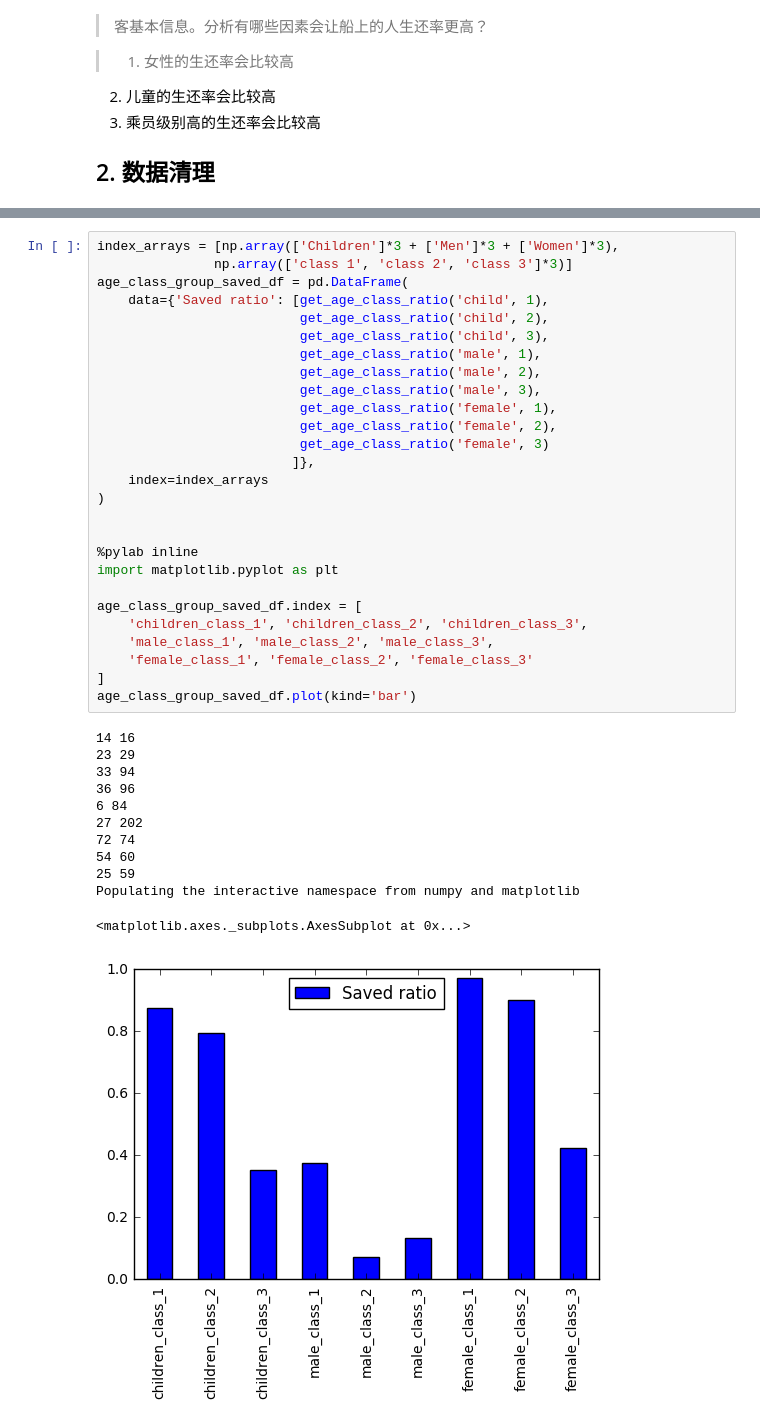
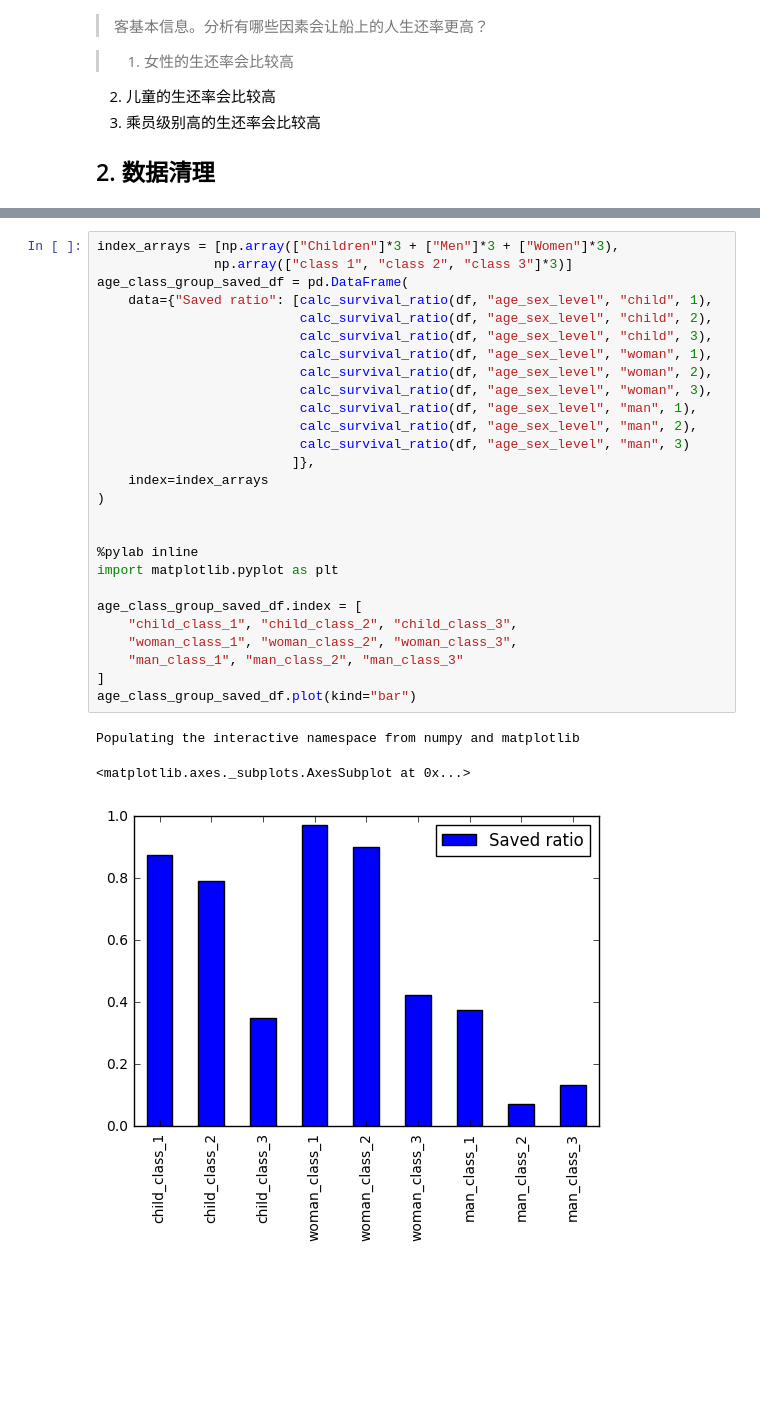
Before and after one commit to yummybian/data-analysis, a Jupyter notebook: P2/titanic_analysis.ipynb, the cells around one changed output, grey strips where cells are left out. Saved outputs shown, nothing was run; the diff lists cells and outputs as text; blank space fills up the shorter version.

```diff
--- a/P2/titanic_analysis.ipynb
+++ b/P2/titanic_analysis.ipynb
@@ -195,40 +191,31 @@ Populating the interactive namespace from numpy and matplotlib
 # %%
-index_arrays = [np.array(['Children']*3 + ['Men']*3 + ['Women']*3),
-               np.array(['class 1', 'class 2', 'class 3']*3)]
+index_arrays = [np.array(["Children"]*3 + ["Men"]*3 + ["Women"]*3),
+               np.array(["class 1", "class 2", "class 3"]*3)]
 age_class_group_saved_df = pd.DataFrame(
-    data={'Saved ratio': [get_age_class_ratio('child', 1),
-                          get_age_class_ratio('child', 2),
-                          get_age_class_ratio('child', 3),
-                          get_age_class_ratio('male', 1),
-                          get_age_class_ratio('male', 2),
-                          get_age_class_ratio('male', 3),
-                          get_age_class_ratio('female', 1),
-                          get_age_class_ratio('female', 2),
-                          get_age_class_ratio('female', 3)
+    data={"Saved ratio": [calc_survival_ratio(df, "age_sex_level", "child", 1),
+                          calc_survival_ratio(df, "age_sex_level", "child", 2),
+                          calc_survival_ratio(df, "age_sex_level", "child", 3),
+                          calc_survival_ratio(df, "age_sex_level", "woman", 1),
+                          calc_survival_ratio(df, "age_sex_level", "woman", 2),
+                          calc_survival_ratio(df, "age_sex_level", "woman", 3),
+                          calc_survival_ratio(df, "age_sex_level", "man", 1),
+                          calc_survival_ratio(df, "age_sex_level", "man", 2),
+                          calc_survival_ratio(df, "age_sex_level", "man", 3)
                          ]},
     index=index_arrays
 )
 
 
 %pylab inline
 import matplotlib.pyplot as plt
 
 age_class_group_saved_df.index = [
-    'children_class_1', 'children_class_2', 'children_class_3',
-    'male_class_1', 'male_class_2', 'male_class_3',
-    'female_class_1', 'female_class_2', 'female_class_3'
+    "child_class_1", "child_class_2", "child_class_3",
+    "woman_class_1", "woman_class_2", "woman_class_3",
+    "man_class_1", "man_class_2", "man_class_3"
 ]
-age_class_group_saved_df.plot(kind='bar')
+age_class_group_saved_df.plot(kind="bar")
 # %% [output]
-14 16
-23 29
-33 94
-36 96
-6 84
-27 202
-72 74
-54 60
-25 59
 Populating the interactive namespace from numpy and matplotlib
 <matplotlib.axes._subplots.AxesSubplot at 0x...>
-[figure, old version]
+[figure, new version]
```
Also changed, not shown: parts of 11 cells of this notebook.
